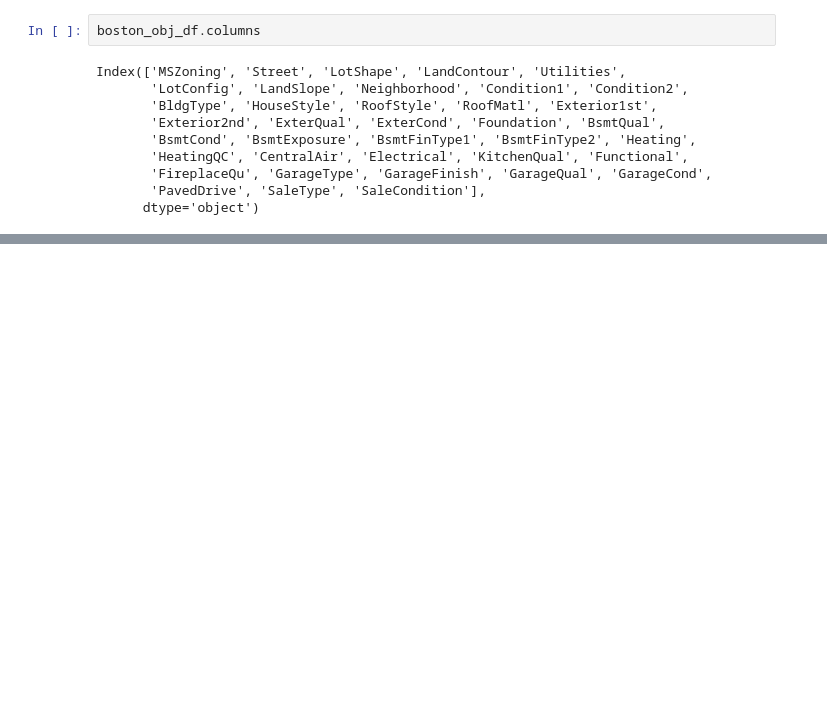
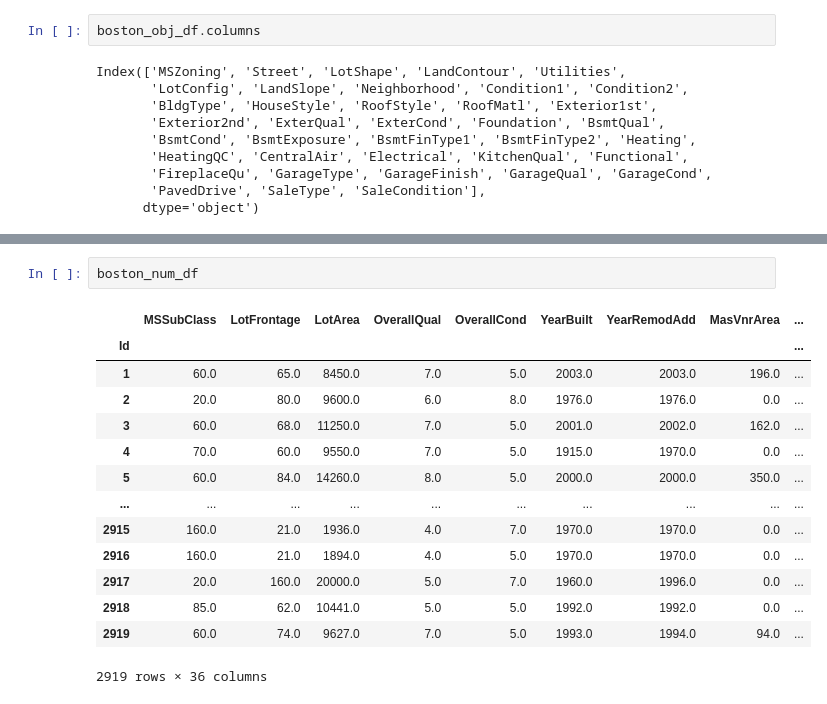
Before and after one commit to alwaysbemyday1/kaggle, a Jupyter notebook: 02_House Prices/house_prices_prediction.ipynb, the cells around one changed output, grey strips where cells are left out. Saved outputs shown, nothing was run; the diff lists cells and outputs as text; blank space fills up the shorter version.

```diff
--- a/02_House Prices/house_prices_prediction.ipynb
+++ b/02_House Prices/house_prices_prediction.ipynb
@@ -181,0 +210,17 @@ boston_num_df.head(2)
+# %%
+boston_num_df
+# %% [output]
+|  | MSSubClass | LotFrontage | LotArea | OverallQual | OverallCond | YearBuilt | YearRemodAdd | MasVnrArea | ... |
+| Id |  |  |  |  |  |  |  |  | ... |
+| 1 | 60.0 | 65.0 | 8450.0 | 7.0 | 5.0 | 2003.0 | 2003.0 | 196.0 | ... |
+| 2 | 20.0 | 80.0 | 9600.0 | 6.0 | 8.0 | 1976.0 | 1976.0 | 0.0 | ... |
+| 3 | 60.0 | 68.0 | 11250.0 | 7.0 | 5.0 | 2001.0 | 2002.0 | 162.0 | ... |
+| 4 | 70.0 | 60.0 | 9550.0 | 7.0 | 5.0 | 1915.0 | 1970.0 | 0.0 | ... |
+| 5 | 60.0 | 84.0 | 14260.0 | 8.0 | 5.0 | 2000.0 | 2000.0 | 350.0 | ... |
+| ... | ... | ... | ... | ... | ... | ... | ... | ... | ... |
+| 2915 | 160.0 | 21.0 | 1936.0 | 4.0 | 7.0 | 1970.0 | 1970.0 | 0.0 | ... |
+| 2916 | 160.0 | 21.0 | 1894.0 | 4.0 | 5.0 | 1970.0 | 1970.0 | 0.0 | ... |
+| 2917 | 20.0 | 160.0 | 20000.0 | 5.0 | 7.0 | 1960.0 | 1996.0 | 0.0 | ... |
+| 2918 | 85.0 | 62.0 | 10441.0 | 5.0 | 5.0 | 1992.0 | 1992.0 | 0.0 | ... |
+| 2919 | 60.0 | 74.0 | 9627.0 | 7.0 | 5.0 | 1993.0 | 1994.0 | 94.0 | ... |
+2919 rows × 36 columns
```
Also changed, not shown: parts of 13 cells of this notebook.
